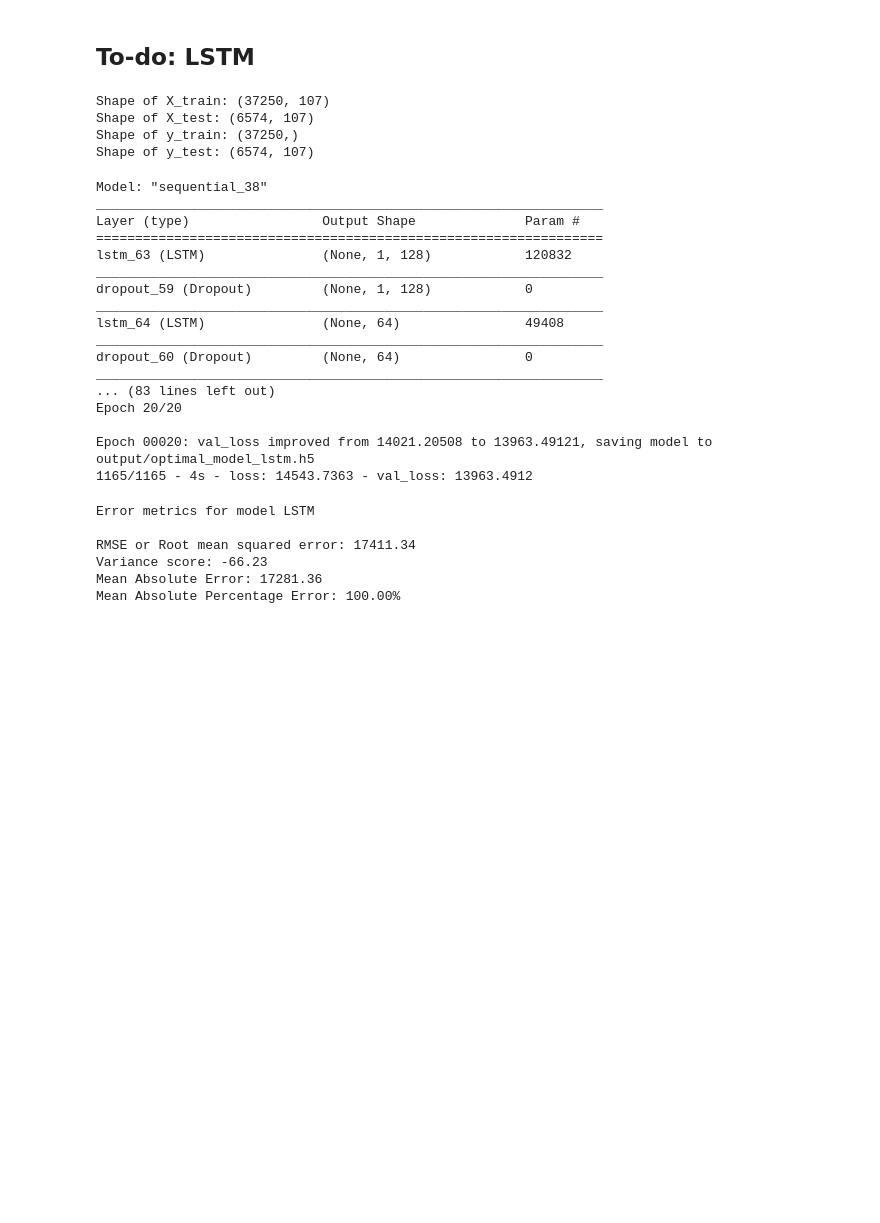
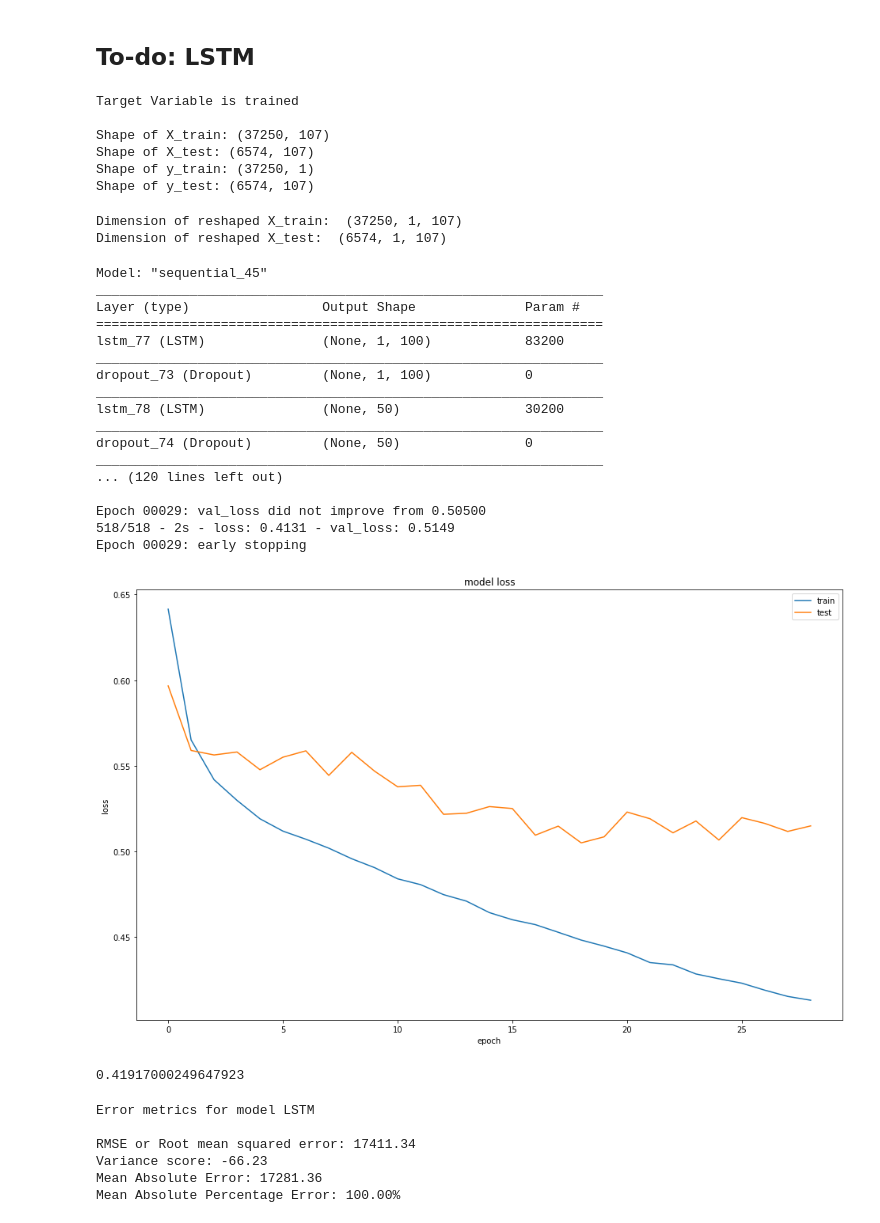
Before and after one commit to camadi/Ontario_Hourly_Electricity_Demand_Forecast, a Jupyter notebook: src/market_demand_prediction.ipynb, the cells around one changed output. Saved outputs shown, nothing was run; the diff lists cells and outputs as text; code cells hidden in the pictures; blank space fills up the shorter version.

Commit message:
Modifying LSTM parameters

```diff
--- a/src/market_demand_prediction.ipynb
+++ b/src/market_demand_prediction.ipynb
@@ -1303,31 +1311,37 @@ exclude_columns_lstm.extend([col for col in data_lstm if col.startswith('clear')
 
 numeric_features_lstm = [feature for feature in data_lstm.columns if feature not in exclude_columns_lstm]
 
-X_train_lstm, X_test_lstm, y_train_lstm, y_test_lstm = train_test_ts(df=data_lstm, target = 'market_demand',
-                                                                     train_size = 0.85, scale = True,
-                                                                     cols_to_transform=numeric_features_lstm)
-
-#Reshaping for lstm
-
-X_train_lstm = X_train_lstm.values.reshape(X_train_lstm.shape[0], 1, X_train_lstm.shape[1])
-
-X_test_lstm = X_test_lstm.values.reshape(X_test_lstm.shape[0], 1, X_test_lstm.shape[1])
+X_train_lstm, X_test_lstm, y_train_lstm, y_test_lstm, scale_x_lstm, scale_y_lstm = train_test_ts(df=data_lstm, target = 'market_demand',
+                                                                     train_size = 0.85, scale_x = True, scale_y = True,
+                                                                     cols_to_transform = numeric_features_lstm)
 # %% [output]
+Target Variable is trained
+
 Shape of X_train: (37250, 107)
 Shape of X_test: (6574, 107)
-Shape of y_train: (37250,)
+Shape of y_train: (37250, 1)
 Shape of y_test: (6574, 107)
+# %%
+#Reshaping for lstm
+X_train_lstm = X_train_lstm.values.reshape(X_train_lstm.shape[0], 1, X_train_lstm.shape[1])
+X_test_lstm = X_test_lstm.values.reshape(X_test_lstm.shape[0], 1, X_test_lstm.shape[1])
+
+print("Dimension of reshaped X_train: ", X_train_lstm.shape)
+print("Dimension of reshaped X_test: ", X_test_lstm.shape)
+# %% [output]
+Dimension of reshaped X_train:  (37250, 1, 107)
+Dimension of reshaped X_test:  (6574, 1, 107)
 # %%
-def build_lstm_model(X_train = X_train_lstm, n_units = [128, 64, 1], activ_func="linear", dropout=0.2, loss="mae", optimizer="adam"):
+def build_lstm_model(X_train = X_train_lstm, n_units = [100, 50], dropout=0.2, loss="mae", optimizer="adam"):
     """
     Helper function to build LSTM.
 
     Inputs:
-        inputs: matrix to be fed into the data frame (# samples, # of time steps, # of features)
+        inputs: numpy array data to be fed into the network (# samples, # of time steps, # of features)
         n_units: length of prediction spit out (1 for one hour ahead)
 
     Returns:
-        model: LSTM (ready to train!)
+        model: LSTM model that is prepared for training
 
     """
     model = Sequential()
@@ -1335,37 +1349,47 @@ def build_lstm_model(X_train = X_train_lstm, n_units = [128, 64, 1], activ_func=
     model.add(Dropout(dropout))
     model.add(LSTM(n_units[1], return_sequences=False))
     model.add(Dropout(dropout))
-    model.add(Dense(n_units[2], activation = activ_func))
+    model.add(Dense(1))
 
-    model.compile(loss='mean_absolute_error', optimizer='Nadam')
+    model.compile(loss=loss, optimizer=optimizer, metrics = ['mae'])
     print(model.summary())
     return model
 
 # fit network
 output_path = "output/"
-es = EarlyStopping(monitor='val_loss', mode='min', verbose=1, patience=5)
+es = EarlyStopping(monitor='val_loss', mode='min', verbose=1, patience=10)
 mc = ModelCheckpoint(output_path + "optimal_model_lstm.h5", monitor='val_loss', mode='min', save_best_only=True, verbose=1)
 
 lstm_model = build_lstm_model()
 
-history = model.fit(X_train_lstm, y_train_lstm, epochs=20,
+history = lstm_model.fit(X_train_lstm, y_train_lstm, epochs=50, batch_size=72,
                     validation_data=(X_test_lstm, y_test_lstm), verbose=2,
                     callbacks=[es, mc], shuffle=False)
 # %% [output]
-Model: "sequential_38"
+Model: "sequential_45"
 _________________________________________________________________
 Layer (type)                 Output Shape              Param #
 =================================================================
-lstm_63 (LSTM)               (None, 1, 128)            120832
+lstm_77 (LSTM)               (None, 1, 100)            83200
 _________________________________________________________________
-dropout_59 (Dropout)         (None, 1, 128)            0
+dropout_73 (Dropout)         (None, 1, 100)            0
 _________________________________________________________________
-lstm_64 (LSTM)               (None, 64)                49408
+lstm_78 (LSTM)               (None, 50)                30200
 _________________________________________________________________
-dropout_60 (Dropout)         (None, 64)                0
+dropout_74 (Dropout)         (None, 50)                0
 _________________________________________________________________
-... (83 lines left out)
-Epoch 20/20
+... (120 lines left out)
 
-Epoch 00020: val_loss improved from 14021.20508 to 13963.49121, saving model to output/optimal_model_lstm.h5
-1165/1165 - 4s - loss: 14543.7363 - val_loss: 13963.4912
+Epoch 00029: val_loss did not improve from 0.50500
+518/518 - 2s - loss: 0.4131 - val_loss: 0.5149
+Epoch 00029: early stopping
+# %%
+plt.plot(history.history['loss'])
+plt.plot(history.history['val_loss'])
+plt.title('model loss')
+plt.ylabel('loss')
+plt.xlabel('epoch')
+plt.legend(['train', 'test'], loc='upper right')
+plt.show()
+# %% [output]
+[figure, added]
@@ -1372,3 +1398,7 @@ Epoch 00020: val_loss improved from 14021.20508 to 13963.49121, saving model to
+# %%
+mean_squared_error(y_test_lstm, lstm_model.predict(X_test_lstm))
+# %% [output]
+0.41917000249647923
 # %%
 error_metrics(y_test_lstm.values, lstm_model.predict(X_test_lstm), "LSTM")
 # %% [output]
```
Also changed, not shown: parts of 3 cells of this notebook.
